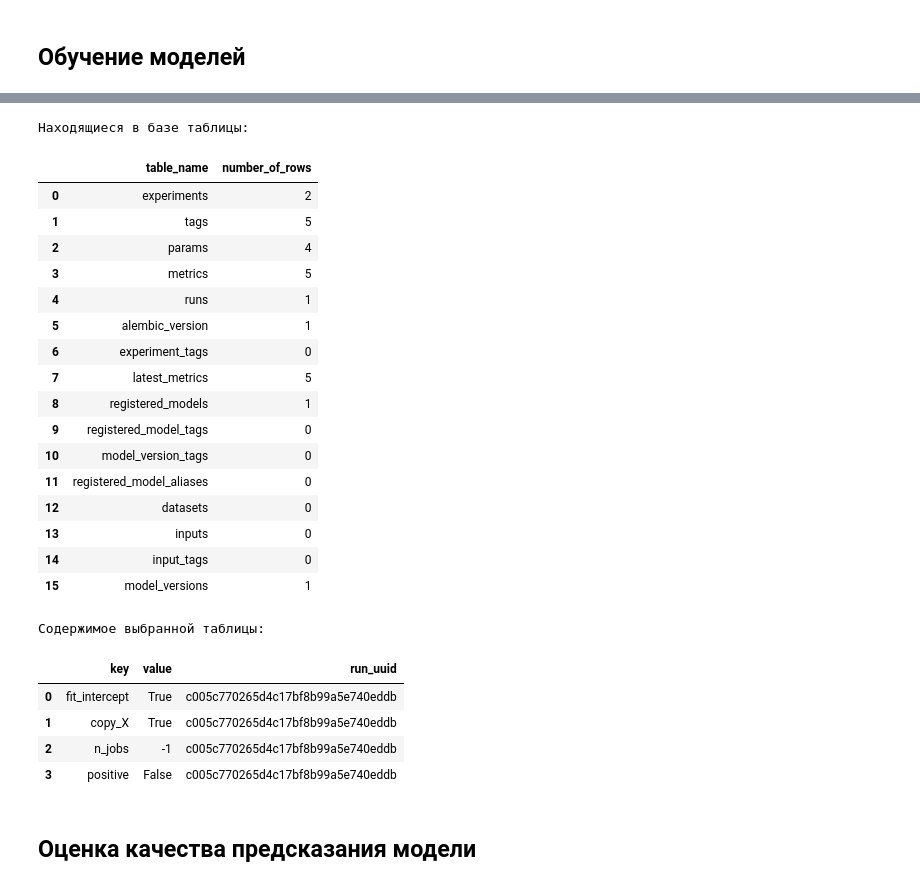
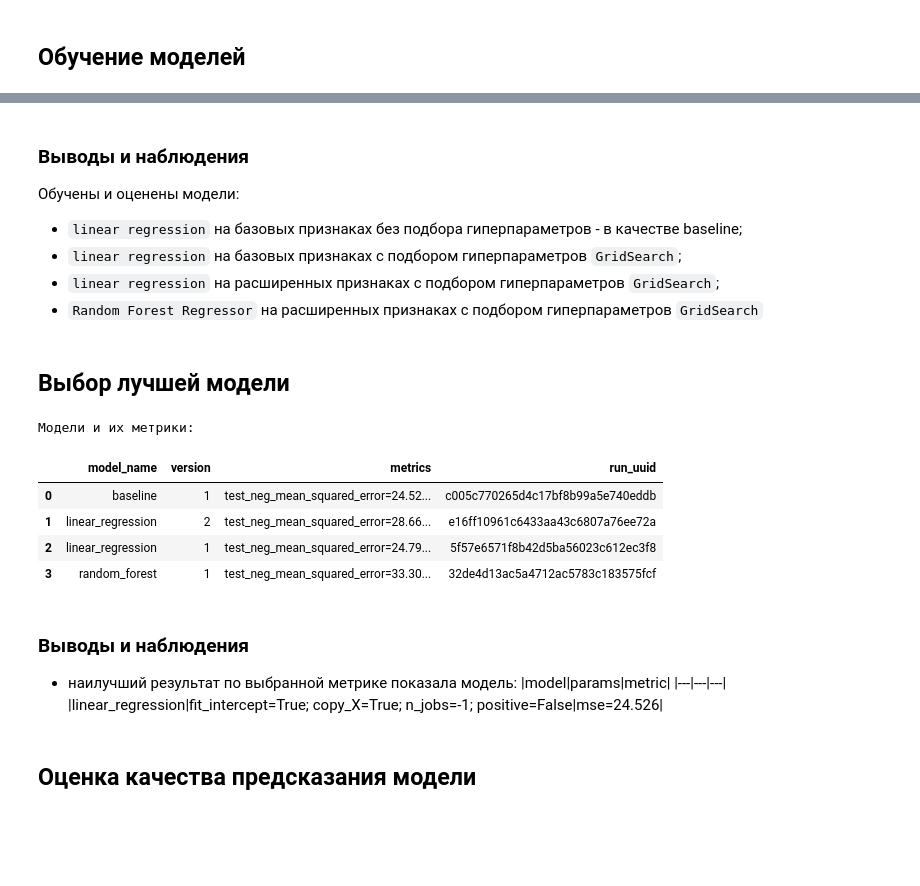
Before and after one commit to denis-42ds/customer_visit_forecasts, a Jupyter notebook: visits_number_predict.ipynb, the cells around one changed output, grey strips where cells are left out. Cells and saved outputs as stored; diff of their text form; code cells hidden in the pictures; blank space fills up the shorter version.

```diff
--- a/visits_number_predict.ipynb
+++ b/visits_number_predict.ipynb
@@ -514,47 +735,51 @@ Created version '1' of model 'baseline'.
+# %% [markdown]
+### Выводы и наблюдения
+Обучены и оценены модели:
+- `linear regression` на базовых признаках без подбора гиперпараметров - в качестве baseline;
+- `linear regression` на базовых признаках с подбором гиперпараметров `GridSearch`;
+- `linear regression` на расширенных признаках с подбором гиперпараметров `GridSearch`;
+- `Random Forest Regressor` на расширенных признаках с подбором гиперпараметров `GridSearch`
+# %% [markdown]
+## Выбор лучшей модели
 # %%
 connection.update(postgres_credentials)
 with psycopg2.connect(**connection) as conn:
     with conn.cursor() as cur:
-        cur.execute(f"SELECT table_name FROM information_schema.tables WHERE table_schema='public'")
+        # cur.execute(f"SELECT table_name FROM information_schema.tables WHERE table_schema='public'")
+        # table_data = []
+        # for table_name in cur.fetchall():
+        #     cur.execute(f"SELECT COUNT(*) FROM {table_name[0]}")
+        #     table_data.append((table_name[0], cur.fetchone()[0]))
+        # print('Находящиеся в базе таблицы:')
+        # display(pd.DataFrame(table_data, columns=['table_name', 'number_of_rows']))
 
-        table_data = []
-        for table_name in cur.fetchall():
-            cur.execute(f"SELECT COUNT(*) FROM {table_name[0]}")
-            table_data.append((table_name[0], cur.fetchone()[0]))
-
-        print('Находящиеся в базе таблицы:')
-        display(pd.DataFrame(table_data, columns=['table_name', 'number_of_rows']))
-
-        # Выводим содержимое таблицы
-        cur.execute("SELECT * FROM params")
+        cur.execute("""
+                       SELECT
+                         model_versions.name AS model_name,
+                         model_versions.version,
+                         STRING_AGG(metrics.key || '=' || metrics.value, '; ') AS metrics,
+                         metrics.run_uuid
+                       FROM metrics
+                         LEFT JOIN model_versions ON model_versions.run_id=metrics.run_uuid
+                       WHERE metrics.key NOT IN ('fit_time', 'score_time')
+                       GROUP BY model_versions.name, model_versions.version, metrics.run_uuid
+                       """)
         table_data = cur.fetchall()
         table_columns = [desc[0] for desc in cur.description]
-        print('Содержимое выбранной таблицы:')
+        print('Модели и их метрики:')
         display(pd.DataFrame(table_data, columns=table_columns))
 # %% [output]
-Находящиеся в базе таблицы:
+Модели и их метрики:
-|  | table_name | number_of_rows |
-| 0 | experiments | 2 |
-| 1 | tags | 5 |
-| 2 | params | 4 |
-| 3 | metrics | 5 |
-| 4 | runs | 1 |
-| 5 | alembic_version | 1 |
-| 6 | experiment_tags | 0 |
-| 7 | latest_metrics | 5 |
-| 8 | registered_models | 1 |
-| 9 | registered_model_tags | 0 |
-| 10 | model_version_tags | 0 |
-| 11 | registered_model_aliases | 0 |
-| 12 | datasets | 0 |
-| 13 | inputs | 0 |
-| 14 | input_tags | 0 |
-| 15 | model_versions | 1 |
+|  | model_name | version | metrics | run_uuid |
+| 0 | baseline | 1 | test_neg_mean_squared_error=24.52... | c005c770265d4c17bf8b99a5e740eddb |
+| 1 | linear_regression | 2 | test_neg_mean_squared_error=28.66... | e16ff10961c6433aa43c6807a76ee72a |
+| 2 | linear_regression | 1 | test_neg_mean_squared_error=24.79... | 5f57e6571f8b42d5ba56023c612ec3f8 |
+| 3 | random_forest | 1 | test_neg_mean_squared_error=33.30... | 32de4d13ac5a4712ac5783c183575fcf |
-Содержимое выбранной таблицы:
-|  | key | value | run_uuid |
-| 0 | fit_intercept | True | c005c770265d4c17bf8b99a5e740eddb |
-| 1 | copy_X | True | c005c770265d4c17bf8b99a5e740eddb |
-| 2 | n_jobs | -1 | c005c770265d4c17bf8b99a5e740eddb |
-| 3 | positive | False | c005c770265d4c17bf8b99a5e740eddb |
+# %% [markdown]
+### Выводы и наблюдения
+- наилучший результат по выбранной метрике показала модель:
+|model|params|metric|
+|---|---|---|
+|linear_regression|fit_intercept=True; copy_X=True; n_jobs=-1; positive=False|mse=24.526|
 # %% [markdown]
 ## Оценка качества предсказания модели
```
Also changed, not shown: parts of 38 cells of this notebook, 1 other file.
